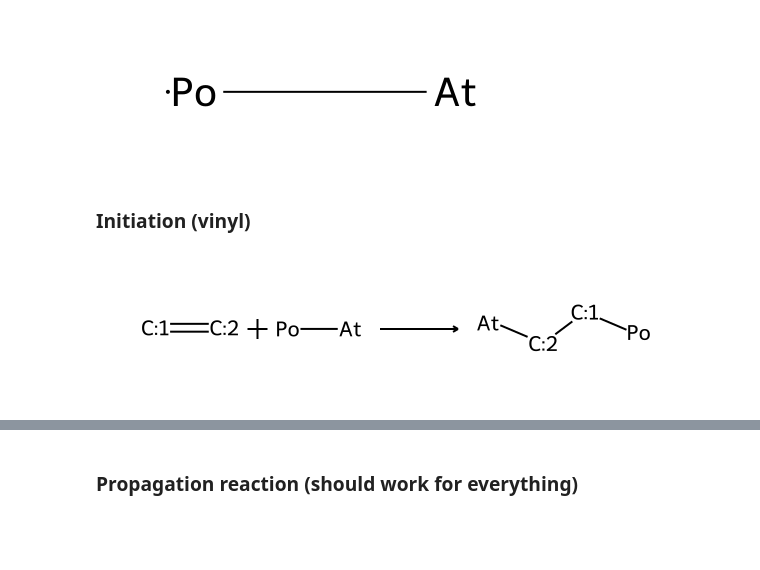
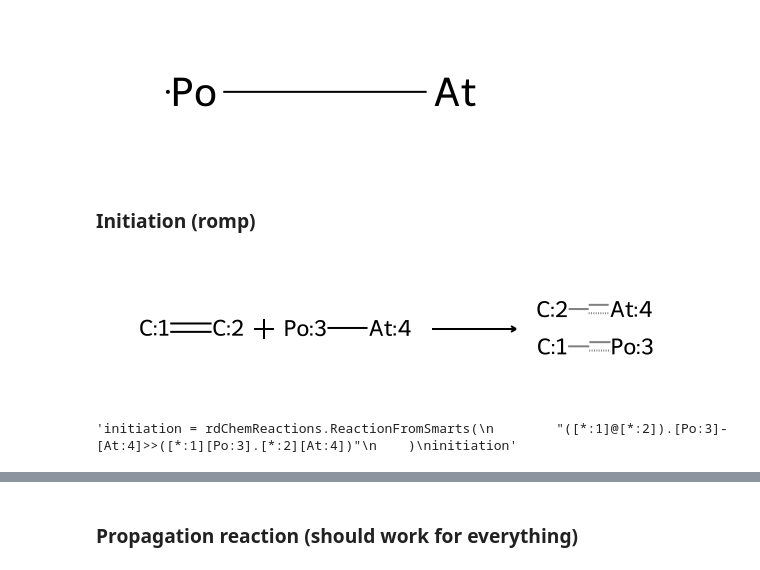
Before and after one commit to skozarekar/thermonomer, a Jupyter notebook: thermonomer/temp_Maya_romp.ipynb, the cells around one changed output, grey strips where cells are left out. Cells and saved outputs as stored; diff of their text form; code cells hidden in the pictures; blank space fills up the shorter version.

```diff
--- a/thermonomer/temp_Maya_romp.ipynb
+++ b/thermonomer/temp_Maya_romp.ipynb
@@ -15,13 +16,20 @@ helper
 # %% [output]
 [figure]
 # %% [markdown]
-### Initiation (vinyl)
+### Initiation (romp)
 # %%
 initiation = rdChemReactions.ReactionFromSmarts(
-    "[O:1]=[C:2]-[O:3].[Po]-[At]>>[Po]-[C:2]-[O:3]-[At]"
-)
+        "([C:1]=[C:2]).[Po:3]-[At:4]>>([C:1][Po:3].[C:2][At:4])"
+    )
 initiation
 # %% [output]
-[figure, old version]
+[figure, new version]
+# %%
+"""initiation = rdChemReactions.ReactionFromSmarts(
+        "([*:1]@[*:2]).[Po:3]-[At:4]>>([*:1][Po:3].[*:2][At:4])"
+    )
+initiation"""
+# %% [output]
+'initiation = rdChemReactions.ReactionFromSmarts(\n        "([*:1]@[*:2]).[Po:3]-[At:4]>>([*:1][Po:3].[*:2][At:4])"\n    )\ninitiation'
 # %%
 # first step (dp 0 to dp 1)
```
Also changed, not shown: parts of 10 cells of this notebook, 1 other file.
